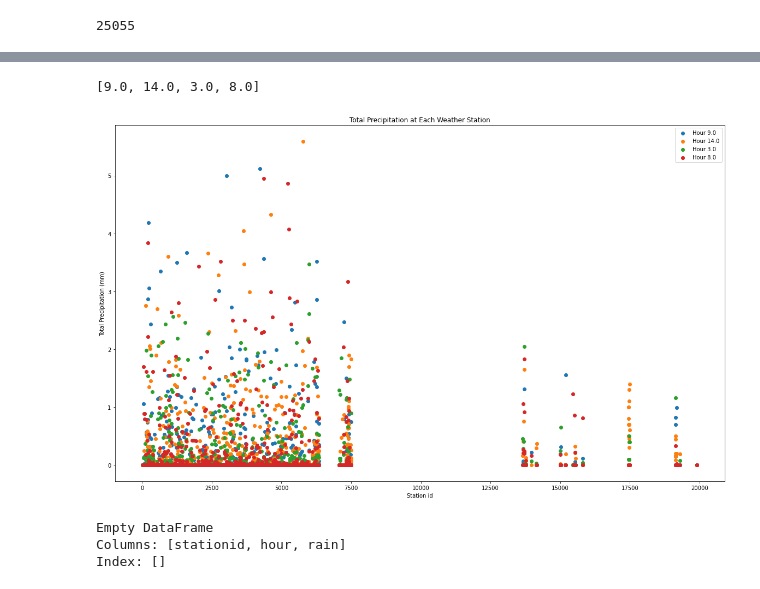
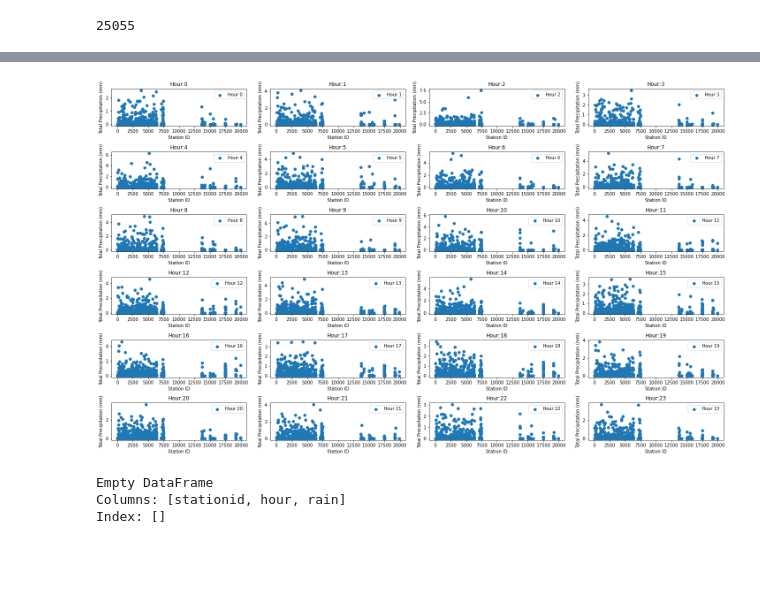
Before and after one commit to Deepak1520/Visualization, a Jupyter notebook: problem-sheet-02/Solution_2.ipynb, the cells around one changed output, grey strips where cells are left out. Saved outputs shown, nothing was run; the diff lists cells and outputs as text; code cells hidden in the pictures; blank space fills up the shorter version.

```diff
--- a/problem-sheet-02/Solution_2.ipynb
+++ b/problem-sheet-02/Solution_2.ipynb
@@ -321,24 +320,29 @@ print(random_row)
-# %%
-#For one (or multiple) hours, show the precipitation of all weather stations in a scatter plot.
-
-unique_hours = df_min_Processed_groupedBy_Station['hour'].unique()
-
-specified_hours = random.sample(list(unique_hours), 4)
-print(specified_hours)
-
-plt.figure(figsize= (20,12))
-for hour in specified_hours:
-    hour_data = df_min_Processed_groupedBy_Station[df_min_Processed_groupedBy_Station['hour'] == hour]
-    plt.scatter(hour_data['stationid'], hour_data['rain'], label=f'Hour {hour}')
-
-plt.xlabel('Station id')
-plt.ylabel('Total Precipitation (mm)')
-plt.title('Total Precipitation at Each Weather Station')
-plt.legend()
-plt.show()
-# %% [output]
-[9.0, 14.0, 3.0, 8.0]
-[figure, removed]
+# %%
+import matplotlib.pyplot as plt
+import random
+
+
+# Set up a larger figure to accommodate multiple subplots
+plt.figure(figsize=(20, 12))
+
+# Create a subplot for each selected hour
+for hour in range(24):
+    hour_data = df_min_Processed_groupedBy_Station[df_min_Processed_groupedBy_Station['hour'] == hour]
+
+    # Create a subplot (2 rows, 2 columns)
+    plt.subplot(6, 4, hour+1)  # Adjust the subplot layout as necessary
+    plt.scatter(hour_data['stationid'], hour_data['rain'], label=f'Hour {hour}')
+
+    plt.xlabel('Station ID')
+    plt.ylabel('Total Precipitation (mm)')
+    plt.title(f'Hour:{hour}')
+    plt.legend()
+
+# Show the plots
+plt.tight_layout()  # Adjust subplots to fit into the figure area.
+plt.show()
+# %% [output]
+[figure, added]
 # %%
 print(df_min_Processed_groupedBy_Station[df_min_Processed_groupedBy_Station['stationid'] == 10000])
 # %% [output]
```
Also changed, not shown: parts of 2 cells of this notebook.
